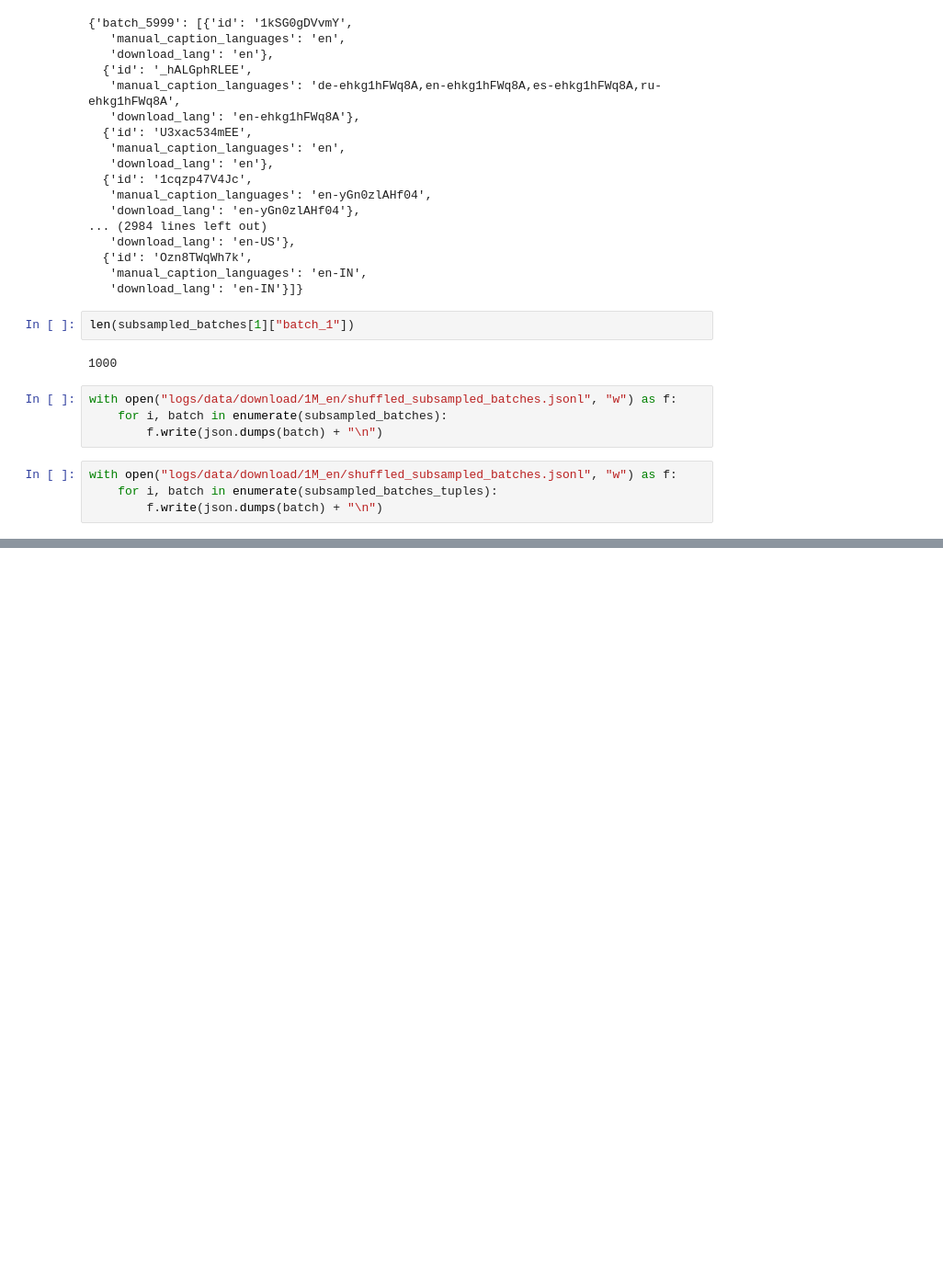
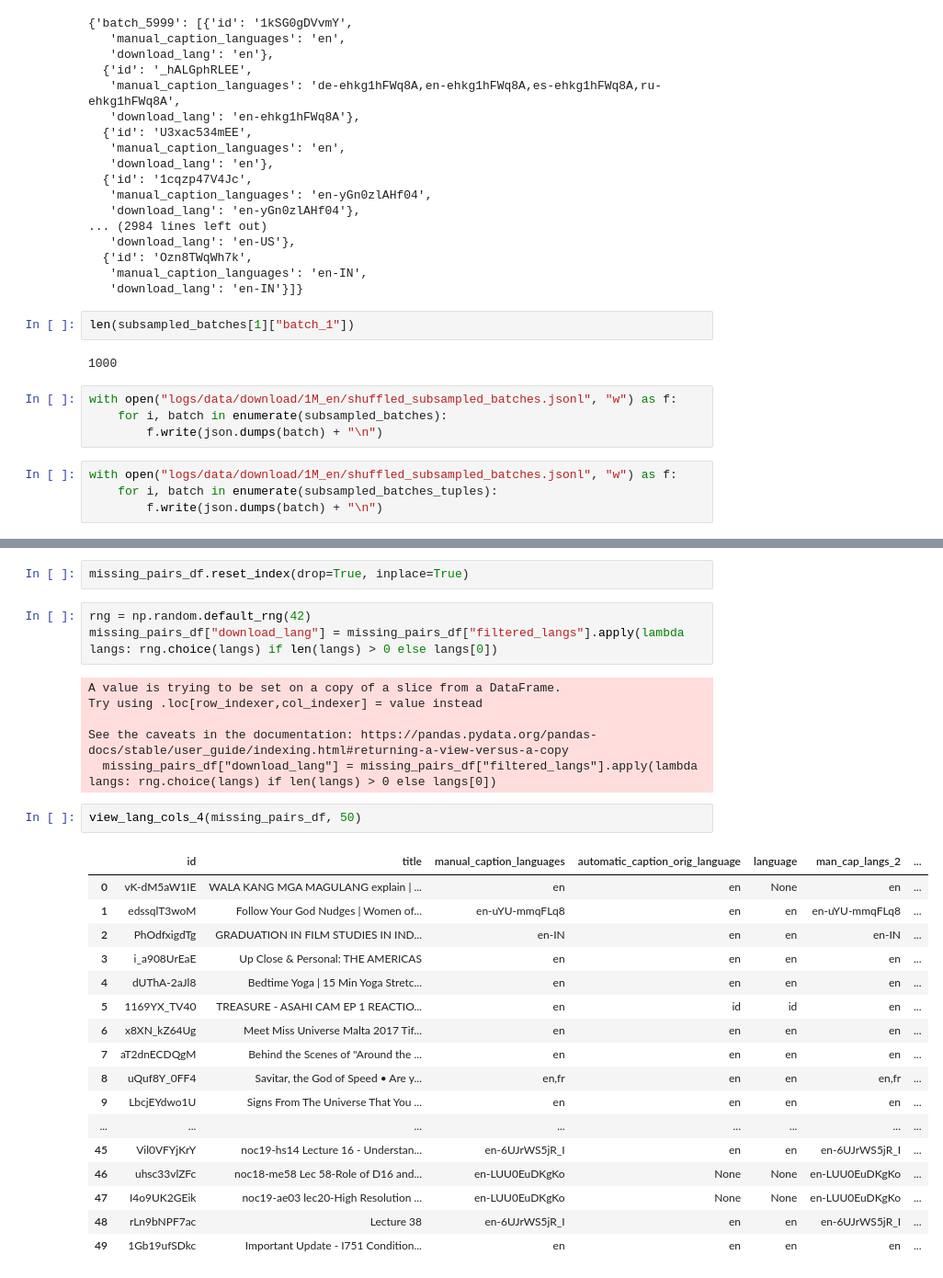
Before and after one commit to allenai/OLMoASR, a Jupyter notebook: notebooks/data_eda.ipynb, the cells around one changed output, grey strips where cells are left out. Shown at 92% size. Drawn from its saved outputs; the diff is of its cells as text; blank space fills up the shorter version.

```diff
--- a/notebooks/data_eda.ipynb
+++ b/notebooks/data_eda.ipynb
@@ -1429,0 +1571,31 @@ with open("logs/data/download/1M_en/shuffled_subsampled_batches.jsonl", "w") as
+# %%
+missing_pairs_df.reset_index(drop=True, inplace=True)
+# %%
+rng = np.random.default_rng(42)
+missing_pairs_df["download_lang"] = missing_pairs_df["filtered_langs"].apply(lambda langs: rng.choice(langs) if len(langs) > 0 else langs[0])
+# %% [output]
+A value is trying to be set on a copy of a slice from a DataFrame.
+Try using .loc[row_indexer,col_indexer] = value instead
+
+See the caveats in the documentation: https://pandas.pydata.org/pandas-docs/stable/user_guide/indexing.html#returning-a-view-versus-a-copy
+  missing_pairs_df["download_lang"] = missing_pairs_df["filtered_langs"].apply(lambda langs: rng.choice(langs) if len(langs) > 0 else langs[0])
+# %%
+view_lang_cols_4(missing_pairs_df, 50)
+# %% [output]
+|  | id | title | manual_caption_languages | automatic_caption_orig_language | language | man_cap_langs_2 | ... |
+| 0 | vK-dM5aW1IE | WALA KANG MGA MAGULANG explain | ... | en | en | None | en | ... |
+| 1 | edssqlT3woM | Follow Your God Nudges | Women of... | en-uYU-mmqFLq8 | en | en | en-uYU-mmqFLq8 | ... |
+| 2 | PhOdfxigdTg | GRADUATION IN FILM STUDIES IN IND... | en-IN | en | en | en-IN | ... |
+| 3 | i_a908UrEaE | Up Close & Personal: THE AMERICAS | en | en | en | en | ... |
+| 4 | dUThA-2aJl8 | Bedtime Yoga | 15 Min Yoga Stretc... | en | en | en | en | ... |
+| 5 | 1169YX_TV40 | TREASURE - ASAHI CAM EP 1 REACTIO... | en | id | id | en | ... |
+| 6 | x8XN_kZ64Ug | Meet Miss Universe Malta 2017 Tif... | en | en | en | en | ... |
+| 7 | aT2dnECDQgM | Behind the Scenes of "Around the ... | en | en | en | en | ... |
+| 8 | uQuf8Y_0FF4 | Savitar, the God of Speed • Are y... | en,fr | en | en | en,fr | ... |
+| 9 | LbcjEYdwo1U | Signs From The Universe That You ... | en | en | en | en | ... |
+| ... | ... | ... | ... | ... | ... | ... | ... |
+| 45 | Vil0VFYjKrY | noc19-hs14 Lecture 16 - Understan... | en-6UJrWS5jR_I | en | en | en-6UJrWS5jR_I | ... |
+| 46 | uhsc33vlZFc | noc18-me58 Lec 58-Role of D16 and... | en-LUU0EuDKgKo | None | None | en-LUU0EuDKgKo | ... |
+| 47 | I4o9UK2GEik | noc19-ae03 lec20-High Resolution ... | en-LUU0EuDKgKo | None | None | en-LUU0EuDKgKo | ... |
+| 48 | rLn9bNPF7ac | Lecture 38 | en-6UJrWS5jR_I | en | en | en-6UJrWS5jR_I | ... |
+| 49 | 1Gb19ufSDkc | Important Update - I751 Condition... | en | en | en | en | ... |
```
Also changed, not shown: parts of 14 cells of this notebook.
